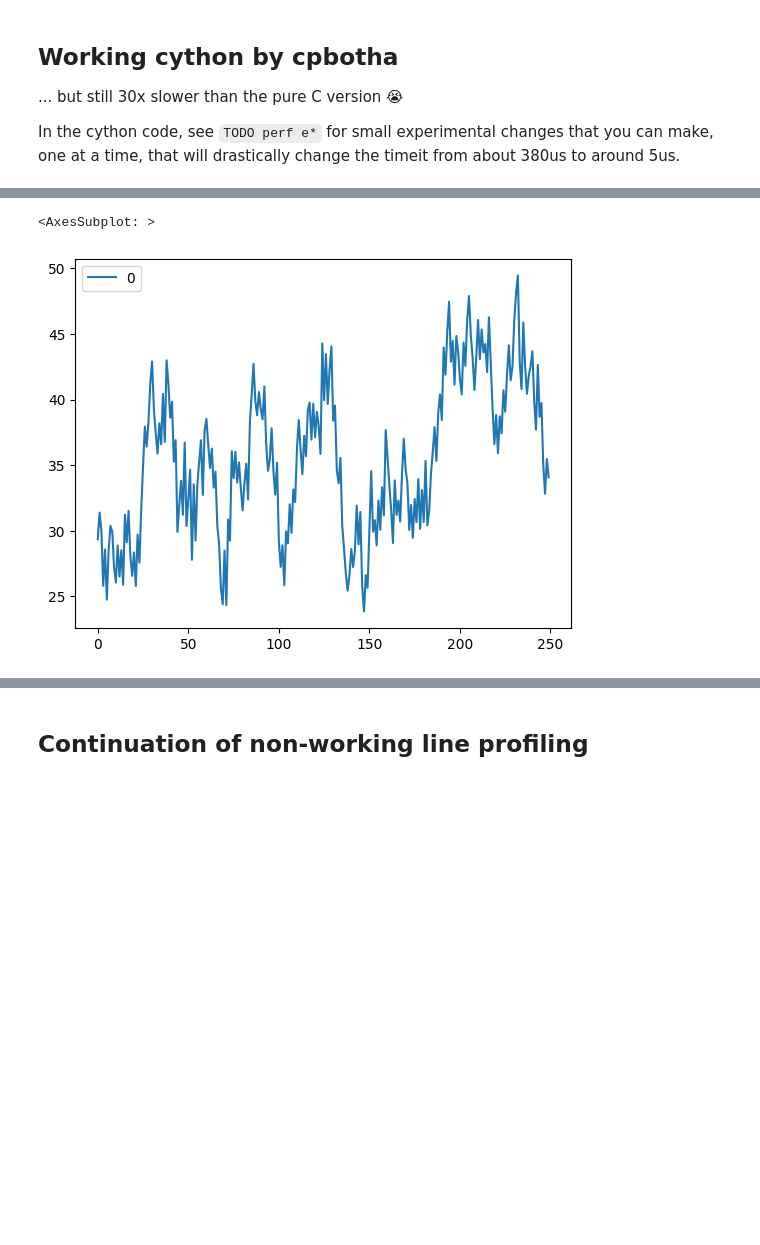
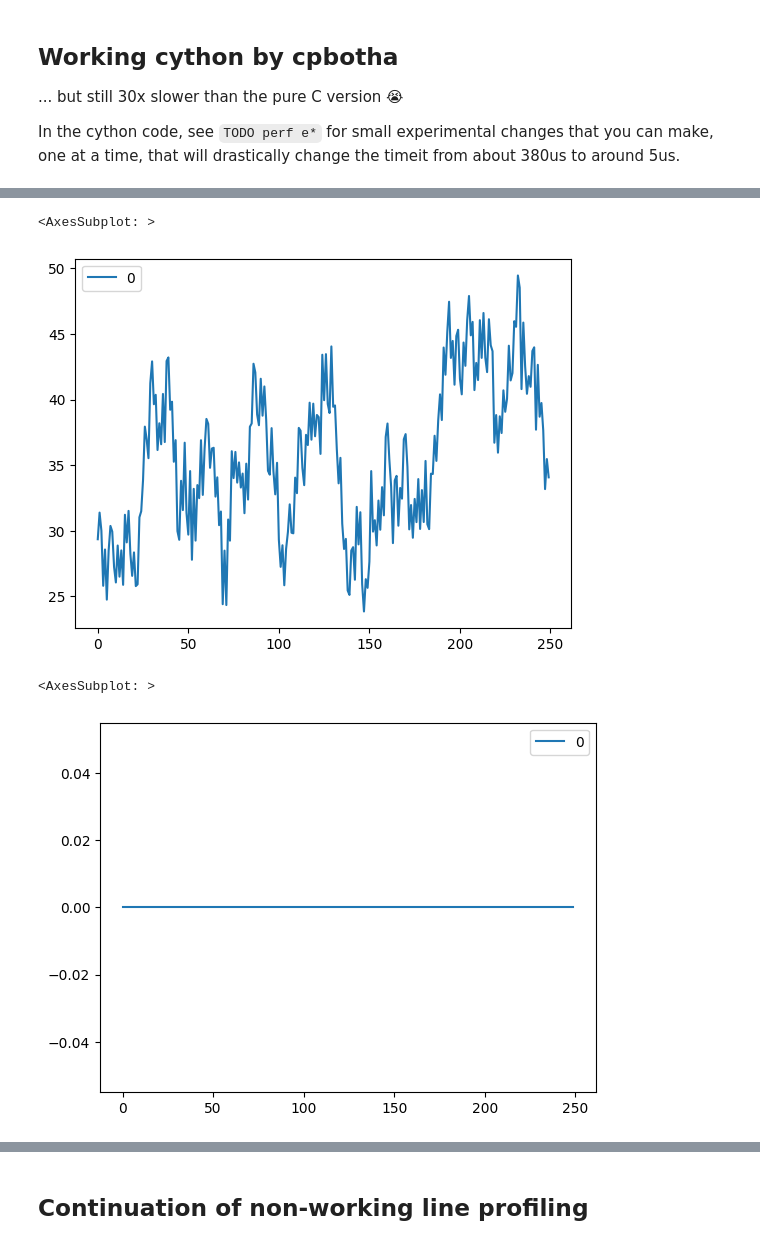
Before and after one commit to cpbotha/lttb-bench, a Jupyter notebook: drag_race_lttb.ipynb, the cells around one changed output, grey strips where cells are left out. Drawn from its saved outputs; the diff is of its cells as text; code cells hidden in the pictures; blank space fills up the shorter version.

```diff
--- a/drag_race_lttb.ipynb
+++ b/drag_race_lttb.ipynb
@@ -182,10 +182,10 @@ def cy_lttb(double[::1] x, double[::1] y, int threshold = 250):
     for i in range(threshold - 2):
         avg_x = 0
         avg_y = 0
-        avg_range_start = <Py_ssize_t>floor((i + 1) * every) + 1
-        avg_range_end = <Py_ssize_t>floor((i + 2) * every) + 1
+        avg_range_start = <Py_ssize_t>(floor((i + 1) * every) + 1)
+        avg_range_end = <Py_ssize_t>(floor((i + 2) * every) + 1)
 
-        if avg_range_end >= threshold:
+        if avg_range_end >= inp_len:
             avg_range_end = inp_len
 
         avg_range_length = avg_range_end - avg_range_start
@@ -200,8 +200,9 @@ def cy_lttb(double[::1] x, double[::1] y, int threshold = 250):
         avg_x /= avg_range_length
         avg_y /= avg_range_length
 
-        range_offs = <Py_ssize_t>floor((i + 0) * every) + 1;
-        range_to = <Py_ssize_t>floor((i + 1) * every) + 1;
+        # Get the range for this bucket
+        range_offs = <Py_ssize_t>(floor((i + 0) * every) + 1)
+        range_to = <Py_ssize_t>(floor((i + 1) * every) + 1)
 
         max_area = -1.0
         # bringing out these temp variables for fewer lookups in the area = fabs(...) made almost no diff
@@ -212,7 +213,8 @@ def cy_lttb(double[::1] x, double[::1] y, int threshold = 250):
         while range_offs < range_to:
             # Calculate triangle area over three buckets
             # TODO: we can drop the 0.5 -- will still choose the greatest area correctly
-            # TODO perf e1: if you do e.g. fabs(y[range_offs] * x[range_offs]) below, timeit goes from 380us to 5us
+            # TODO perf e1: if you do e.g. "fabs((y[range_offs] - ya) - (xa - x[range_offs])) * 0.5" below
+            #      that is remove the xdist and ydist multipliers, timeit goes from 380us to 5us
             area = fabs(xdist * (y[range_offs] - ya) - (xa - x[range_offs]) * ydist) * 0.5
             if area > max_area:
                 max_area = area
@@ -245,7 +247,13 @@ down_x, down_y = cy_lttb(x,y,THRESHOLD)
 pd.DataFrame(down_y).plot()
 # %% [output]
 <AxesSubplot: >
-[figure, old version]
+[figure, new version]
+# %%
+# check that results are identical to lttbc
+pd.DataFrame(down_y - ny).plot()
+# %% [output]
+<AxesSubplot: >
+[figure, added]
 # %%
 %%timeit
 cy_lttb(x, y, THRESHOLD)
```
Also changed, not shown: parts of 1 cell of this notebook.
